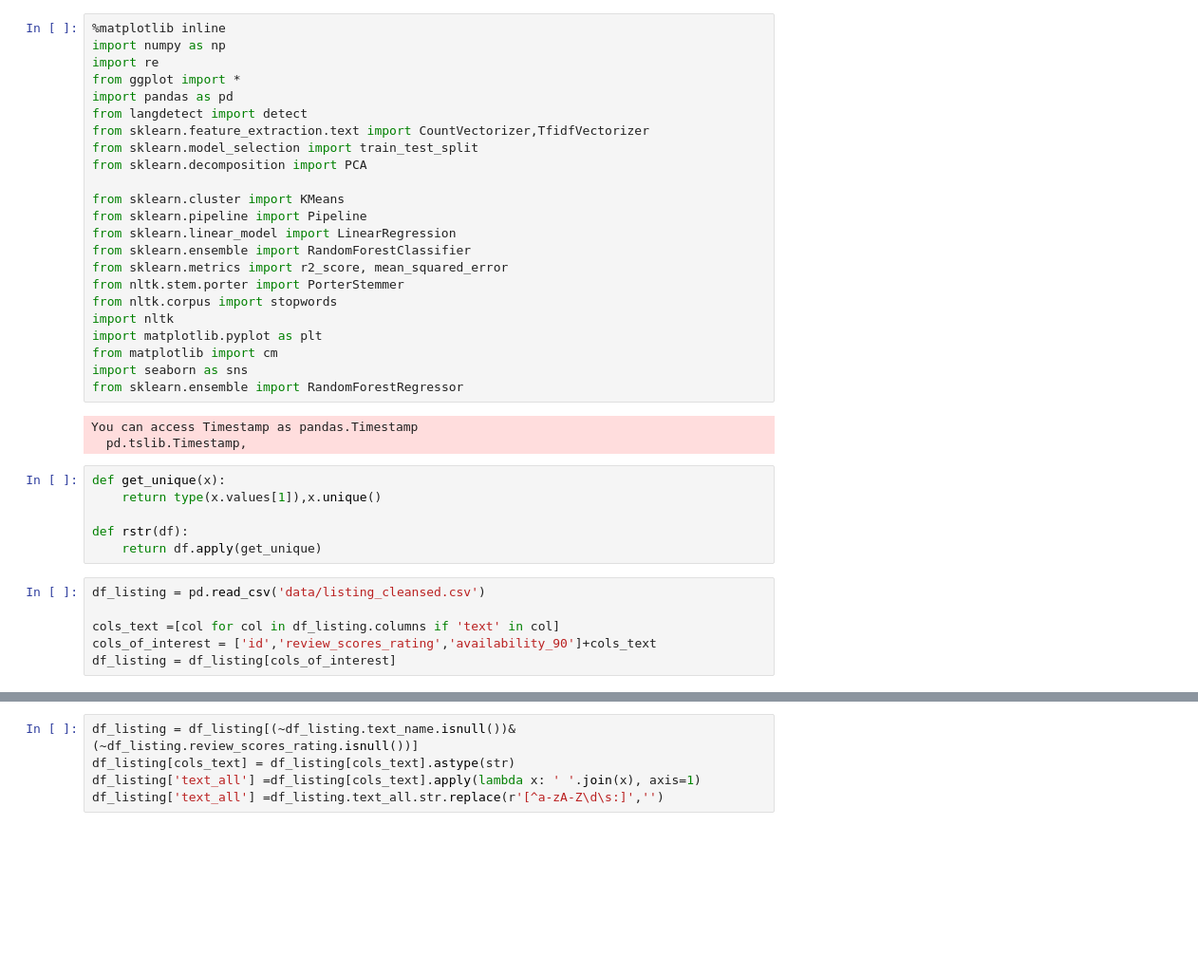
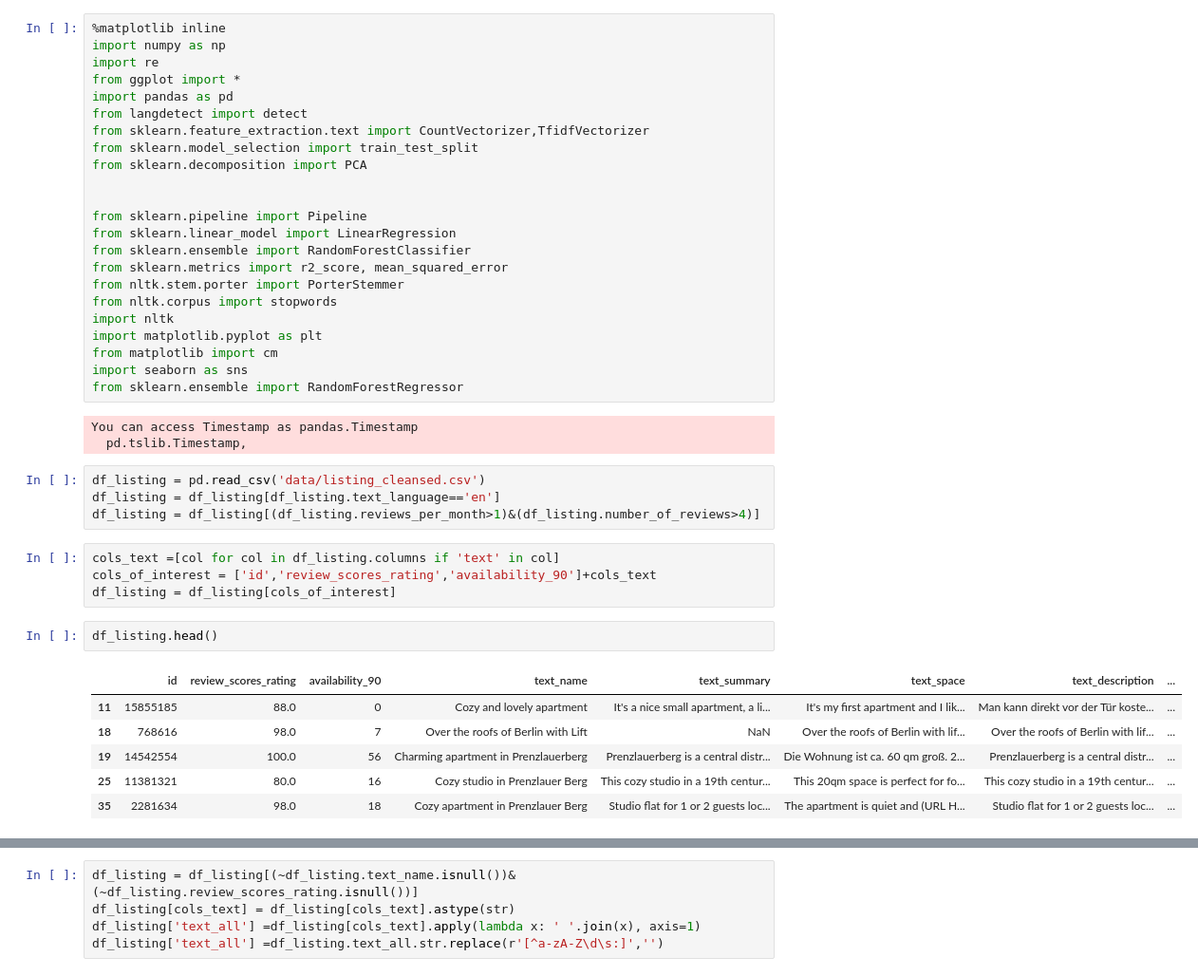
Before and after one commit to clementlefevre/udacity_ML, a Jupyter notebook: capstone_project/Text Vectorization Listings.ipynb, the cells around one changed output, grey strips where cells are left out. Shown at 95% size. Saved outputs shown, nothing was run; the diff lists cells and outputs as text; blank space fills up the shorter version.

```diff
--- a/capstone_project/Text Vectorization Listings.ipynb
+++ b/capstone_project/Text Vectorization Listings.ipynb
@@ -9,7 +9,7 @@ from sklearn.feature_extraction.text import CountVectorizer,TfidfVectorizer
 from sklearn.model_selection import train_test_split
 from sklearn.decomposition import PCA
 
-from sklearn.cluster import KMeans
+
 from sklearn.pipeline import Pipeline
 from sklearn.linear_model import LinearRegression
 from sklearn.ensemble import RandomForestClassifier
@@ -24,18 +24,23 @@ from sklearn.ensemble import RandomForestRegressor
 # %% [output]
 You can access Timestamp as pandas.Timestamp
   pd.tslib.Timestamp,
-# %%
-def get_unique(x):
-    return type(x.values[1]),x.unique()
-
-def rstr(df):
-    return df.apply(get_unique)
+# %%
+df_listing = pd.read_csv('data/listing_cleansed.csv')
+df_listing = df_listing[df_listing.text_language=='en']
+df_listing = df_listing[(df_listing.reviews_per_month>1)&(df_listing.number_of_reviews>4)]
 # %%
-df_listing = pd.read_csv('data/listing_cleansed.csv')
-
 cols_text =[col for col in df_listing.columns if 'text' in col]
 cols_of_interest = ['id','review_scores_rating','availability_90']+cols_text
 df_listing = df_listing[cols_of_interest]
+# %%
+df_listing.head()
+# %% [output]
+|  | id | review_scores_rating | availability_90 | text_name | text_summary | text_space | text_description | ... |
+| 11 | 15855185 | 88.0 | 0 | Cozy and lovely apartment | It's a nice small apartment, a li... | It's my first apartment and I lik... | Man kann direkt vor der Tür koste... | ... |
+| 18 | 768616 | 98.0 | 7 | Over the roofs of Berlin with Lift | NaN | Over the roofs of Berlin with lif... | Over the roofs of Berlin with lif... | ... |
+| 19 | 14542554 | 100.0 | 56 | Charming apartment in Prenzlauerberg | Prenzlauerberg is a central distr... | Die Wohnung ist ca. 60 qm groß. 2... | Prenzlauerberg is a central distr... | ... |
+| 25 | 11381321 | 80.0 | 16 | Cozy studio in Prenzlauer Berg | This cozy studio in a 19th centur... | This 20qm space is perfect for fo... | This cozy studio in a 19th centur... | ... |
+| 35 | 2281634 | 98.0 | 18 | Cozy apartment in Prenzlauer Berg | Studio flat for 1 or 2 guests loc... | The apartment is quiet and (URL H... | Studio flat for 1 or 2 guests loc... | ... |
 # %%
 df_missing_data = pd.DataFrame(df_listing.isnull().sum()/len(df_listing)*100).sort_values(by=0,ascending=False)
 df_missing_data.columns = ['missing_percent']
```
Also changed, not shown: parts of 11 cells of this notebook, 3 other files.
